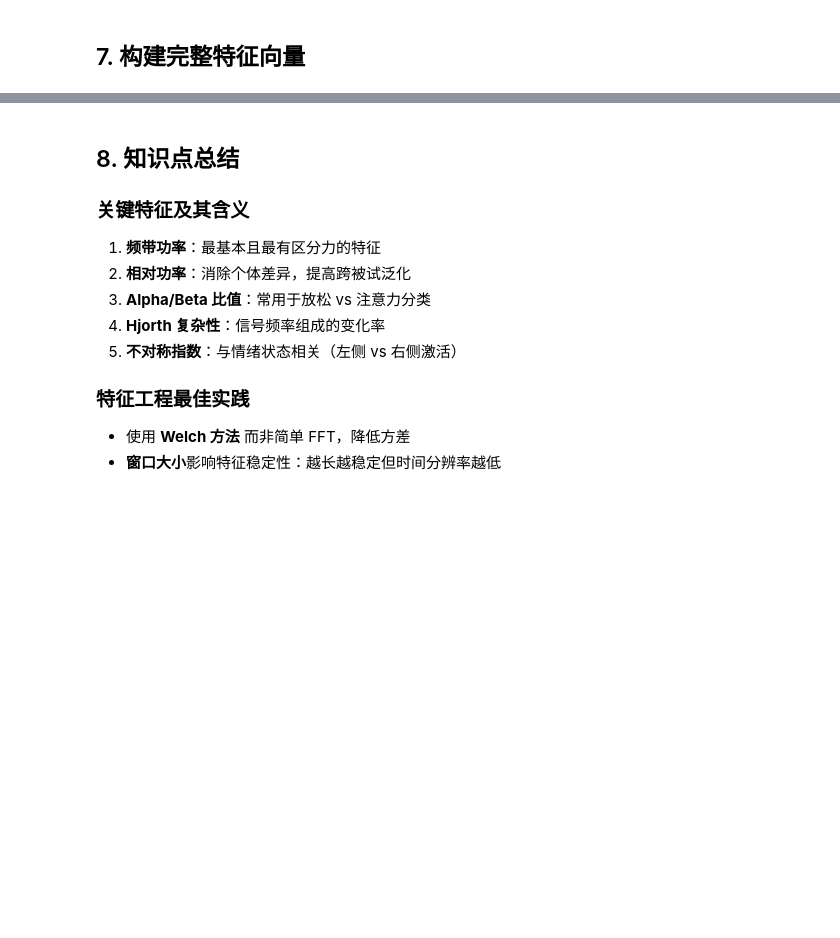
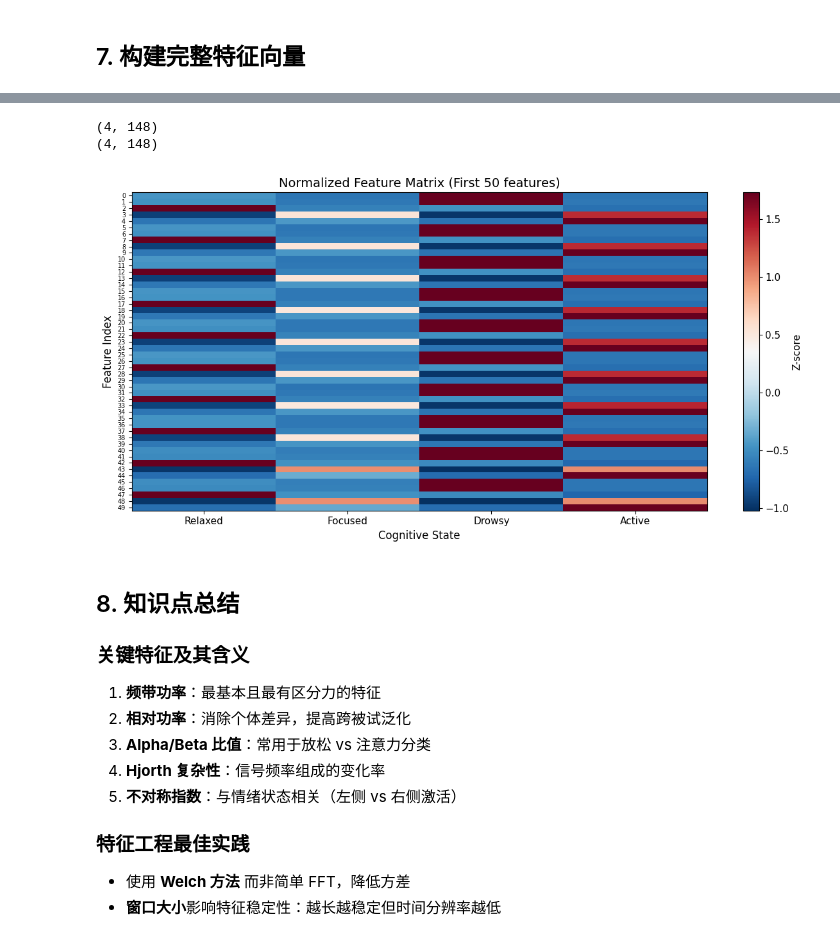
Before and after one commit to usstziyi/openbci-3, a Jupyter notebook: notebooks/unit_05_feature_extraction.ipynb, the cells around one changed output, grey strips where cells are left out. Cells and saved outputs as stored; diff of their text form; code cells hidden in the pictures; blank space fills up the shorter version.

```diff
--- a/notebooks/unit_05_feature_extraction.ipynb
+++ b/notebooks/unit_05_feature_extraction.ipynb
@@ -137,25 +161,30 @@ def compute_band_power(
 ) -> float:
     """
     计算特定频段的绝对功率
+    因为 PSD（功率谱密度）本身不是“某个频段的总功率”，它表示的是：
+    每个频率点的功率密度（µV²/Hz）
+    所以，需要积分得到频段内的总功率
 
     使用梯形积分法对 PSD 在频段内积分
 
     Args:
-        psd: 功率谱密度数组 (uV^2/Hz)
+        psd: 功率谱密度数组 (µV²/Hz)
         freqs: 对应的频率数组
         band: (low_freq, high_freq) 元组
 
     Returns:
-        float: 频段总功率
+        float: 频段总功率 (µV²)
     """
     low, high = band
     # 找到频段范围内的频率索引
     mask = (freqs >= low) & (freqs <= high)
+    # 如果超过频率范围，返回 0
     if not np.any(mask):
         return 0.0
 
     # 梯形数值积分
-    band_power = np.trapz(psd[mask], freqs[mask])
+    band_power = np.trapezoid(psd[mask], freqs[mask])
+
     return float(band_power)
 
 
@@ -177,7 +206,7 @@ def extract_frequency_features(
             - band_powers: 各通道各频段的绝对功率
             - relative_powers: 各频段相对功率（百分比）
             - total_power: 总功率
-            - peak_frequencies: 峰值频率
+            - peak_frequencies: Alpha 频段的峰值频率
             - psd_data: 原始 PSD 数据
     """
     n_channels = data.shape[0]
@@ -194,11 +223,13 @@ def extract_frequency_features(
 
     for ch in range(n_channels):
         # 使用 Welch 方法估计 PSD
+        # freqs:表示频率数组
+        # psd:表示功率谱密度数组
         freqs, psd = scipy_signal.welch(
             data[ch],
             fs=sfreq,
             nperseg=min(nperseg, data.shape[1]),
-            noverlap=nperseg // 2,
+            noverlap=nperseg // 2, # 50% 重叠
             window='hann',
             scaling='density'
         )
@@ -217,7 +248,7 @@ def extract_frequency_features(
         # 计算相对功率
         ch_relative = {k: v / total if total > 0 else 0 for k, v in ch_band_powers.items()}
 
-        # 峰值频率（8-13 Hz Alpha 范围内）
+        # 找出Alpha 频段中，PSD 最大的位置在多少Hz处
         alpha_mask = (freqs >= 8) & (freqs <= 13)
         if np.any(alpha_mask):
             peak_freq = freqs[alpha_mask][np.argmax(psd[alpha_mask])]
@@ -232,7 +263,7 @@ def extract_frequency_features(
         all_psd.append(psd)
 
     features['psd_data'] = {'freqs': all_freqs, 'psd': np.array(all_psd)}
-
+    # np.array(all_psd) (n_channels, n_freq)
     return features
 
 
@@ -260,6 +302,6 @@ for state in states:
     alpha_power = all_features[state]['band_powers']['CH1']['alpha']
     beta_power = all_features[state]['band_powers']['CH1']['beta']
     alpha_rel = all_features[state]['relative_powers']['CH1']['alpha']
-    print(f"  {state:10s}: Alpha={alpha_power:8.1f} uV^2/Hz  |  "
-          f"Beta={beta_power:8.1f} uV^2/Hz  |  "
+    print(f"  {state:10s}: Alpha={alpha_power:8.1f}µV²  |  "
+          f"Beta={beta_power:8.1f}µV²  |  "
           f"Alpha%={alpha_rel*100:5.1f}%")
@@ -631,7 +737,8 @@ def build_feature_vector(
 # 为每个状态构建特征向量
 feature_vectors = {}
 feature_names = None
-
+channel_names = ['CH1', 'CH2', 'CH3', 'CH4', 'CH5', 'CH6', 'CH7', 'CH8']
+# channel_names = ['Fp1', 'Fp2', 'F3', 'F4', 'C3', 'C4', 'P3', 'P4']
 for state in states:
     vec, names = build_feature_vector(state_data[state], sfreq, channel_names)
     feature_vectors[state] = vec
@@ -646,30 +771,41 @@ print(f"  ... ({len(feature_names)} total)")
 # %%
 # 特征矩阵可视化
 feature_matrix = np.array([feature_vectors[s] for s in states])
+print(feature_matrix.shape)
 
 # 归一化（z-score）
 mean = np.mean(feature_matrix, axis=0)
 std = np.std(feature_matrix, axis=0)
 std[std == 0] = 1  # 防止除零
 normalized = (feature_matrix - mean) / std
+print(normalized.shape)
 
 # 显示部分特征的热图
 fig, ax = plt.subplots(figsize=(12, 6))
 
-im = ax.imshow(normalized[:, :50].T, aspect='auto', cmap='RdBu_r',
-               extent=[0, len(states), 50, 0])
+# 矩阵行作为y轴，列作为x轴
+im = ax.imshow(
+    normalized[:, :50].T,  # 转置后的归一化特征矩阵，仅显示前50个特征
+    aspect='auto',         # 自动调整纵横比
+    cmap='RdBu_r',         # 红蓝反转色图，用于显示正负值
+    extent=[0, len(states), 50, 0]  # 设置坐标范围[xmin, xmax, ymin, ymax]
+)
 
 ax.set_yticks(np.arange(0.5, 50.5, 1))
 ax.set_yticklabels([f"{i}" for i in range(50)], fontsize=7)
 ax.set_xticks(np.arange(0.5, len(states) + 0.5, 1))
 ax.set_xticklabels([s.capitalize() for s in states])
 ax.set_xlabel('Cognitive State', fontsize=12)
 ax.set_ylabel('Feature Index', fontsize=12)
 ax.set_title('Normalized Feature Matrix (First 50 features)', fontsize=14)
 plt.colorbar(im, ax=ax, label='Z-score')
 
 plt.tight_layout()
 plt.show()
+# %% [output]
+(4, 148)
+(4, 148)
+[figure, added]
 # %% [markdown]
 ## 8. 知识点总结
 
```
Also changed, not shown: parts of 14 cells of this notebook, 1 other file.
